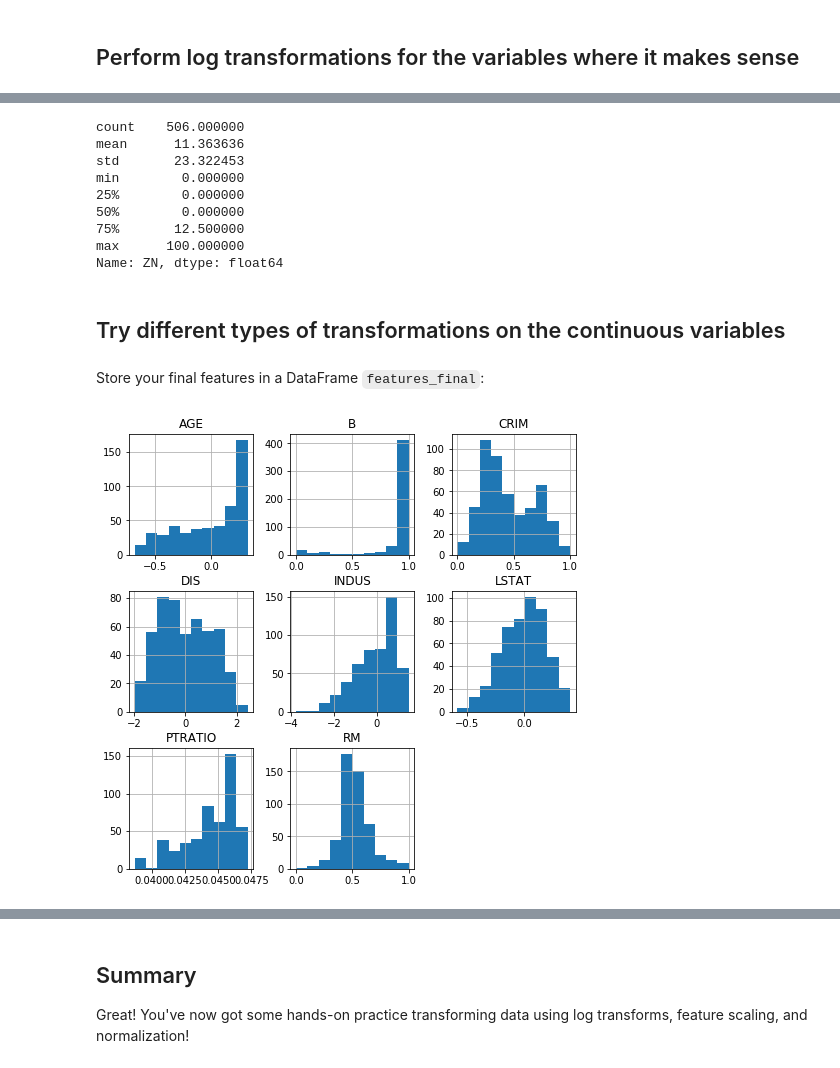
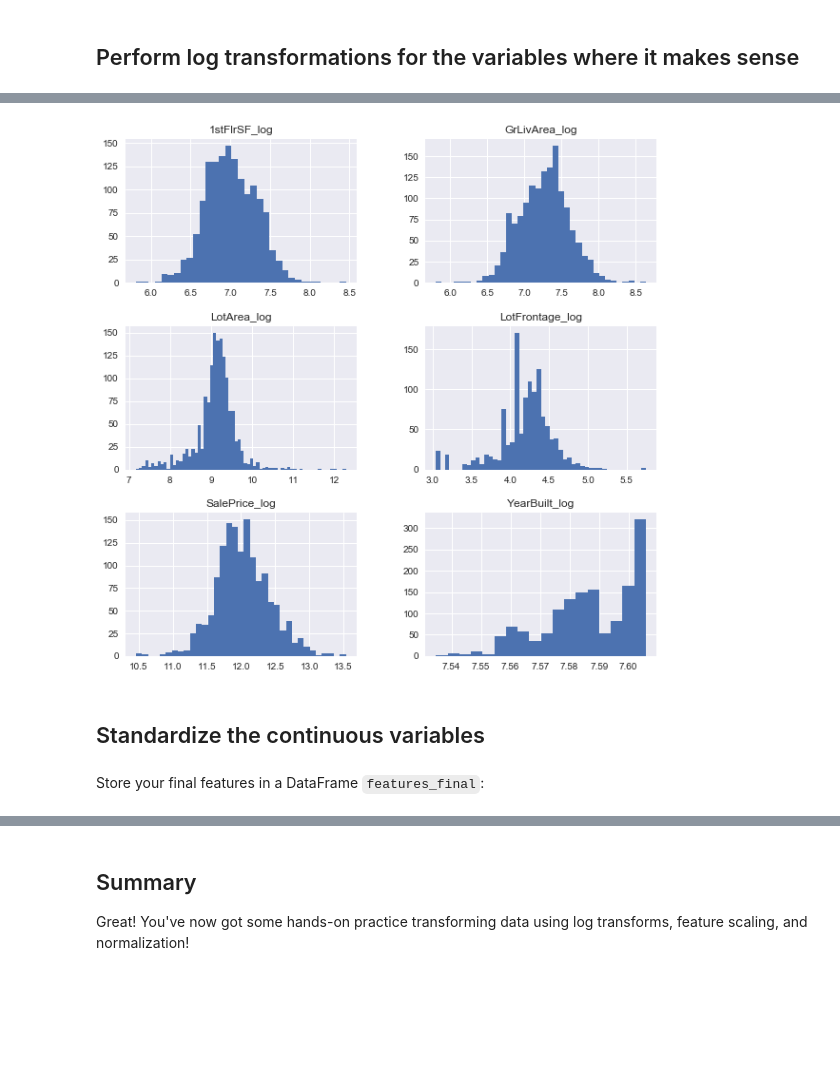
Before and after one commit to learn-co-curriculum/dsc-linear-transformations-lab, a Jupyter notebook: index.ipynb, the cells around one changed output, grey strips where cells are left out. Drawn from its saved outputs; the diff is of its cells as text; code cells hidden in the pictures; blank space fills up the shorter version.

```diff
--- a/index.ipynb
+++ b/index.ipynb
@@ -78,18 +56,16 @@ data_log.hist(figsize  = [6, 6]);
-# %%
-data_log['ZN'] = np.log(boston_cont['ZN'])
-boston_cont['ZN'].describe()
-# %% [output]
-count    506.000000
-mean      11.363636
-std       23.322453
-min        0.000000
-25%        0.000000
-50%        0.000000
-75%       12.500000
-max      100.000000
-Name: ZN, dtype: float64
+# %%
+import numpy as np
+
+log_names = [f'{column}_log' for column in ames_cont.columns]
+
+ames_log = np.log(ames_cont)
+ames_log.columns = log_names
+ames_log.hist(figsize=(10, 10), bins='auto')
+fig.tight_layout();
+# %% [output]
+[figure, added]
 # %% [markdown]
-## Try different types of transformations on the continuous variables
+## Standardize the continuous variables
 # %% [markdown]
 Store your final features in a DataFrame `features_final`:
 # %%
@@ -101,24 +76,0 @@ Store your final features in a DataFrame `features_final`:
-# %%
-age = boston_cont['AGE']
-b = boston_cont['B']
-rm = boston_cont['RM']
-logcrim = data_log['CRIM']
-logdis = data_log['DIS']
-logindus = data_log['INDUS']
-loglstat = data_log['LSTAT']
-logptratio = data_log['PTRATIO']
-
-features_final= pd.DataFrame([])
-
-features_final['CRIM'] = (logcrim-min(logcrim))/(max(logcrim)-min(logcrim))
-features_final['B'] = (b-min(b))/(max(b)-min(b))
-features_final['RM'] = (rm-min(rm))/(max(rm)-min(rm))
-features_final['DIS']   = (logdis-np.mean(logdis))/np.sqrt(np.var(logdis))
-features_final['INDUS'] = (logindus-np.mean(logindus))/np.sqrt(np.var(logindus))
-features_final['LSTAT'] = (loglstat-np.mean(loglstat))/(max(loglstat)-min(loglstat))
-features_final['AGE'] = (age-np.mean(age))/(max(age)-min(age))
-features_final['PTRATIO'] = (logptratio)/(np.linalg.norm(logptratio))
-
-features_final.hist(figsize  = [8, 8]);
-# %% [output]
-[figure, removed]
```
Also changed, not shown: parts of 19 cells of this notebook, 13 other files.
